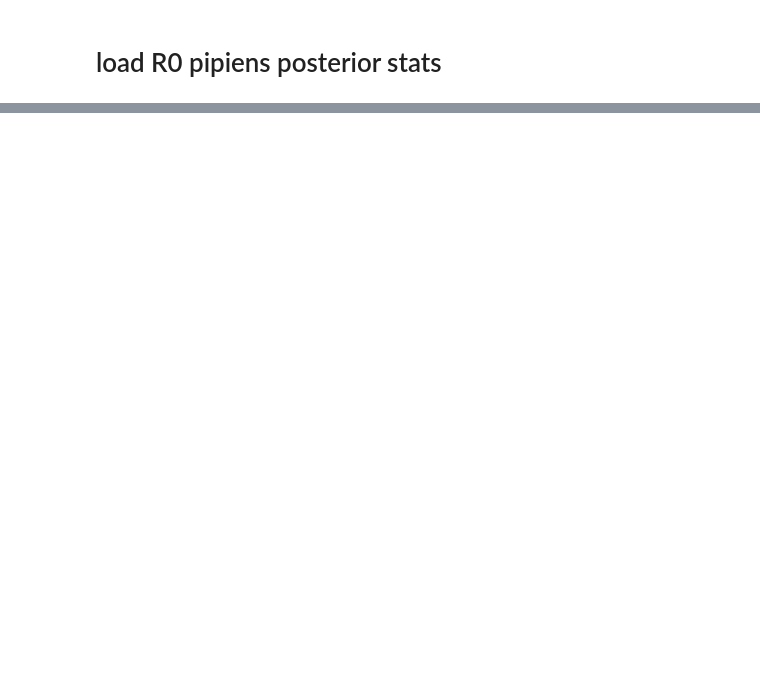
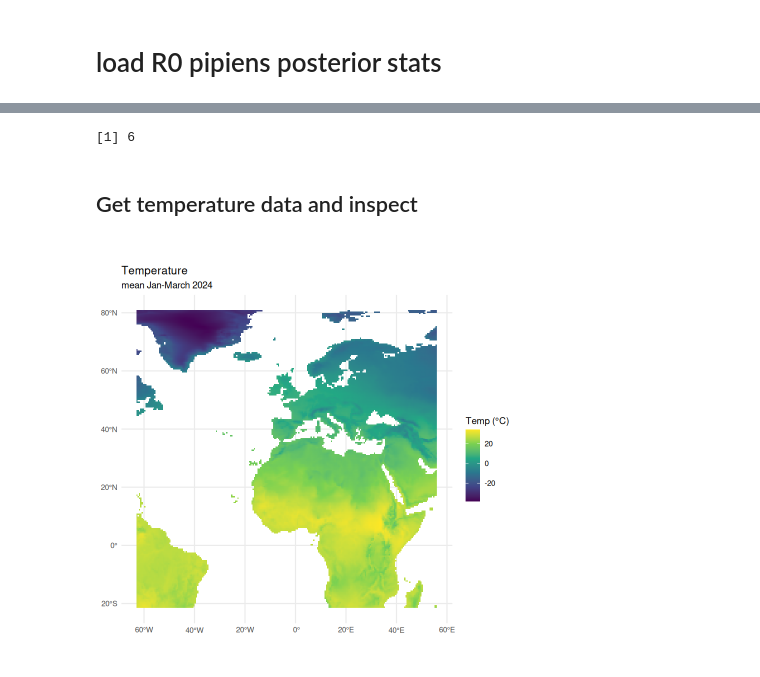
Before and after one commit to ssciwr/onehealth-model-backend, a Jupyter notebook: notebooks/model_r.ipynb, the cells around one changed output, grey strips where cells are left out. Drawn from its saved outputs; the diff is of its cells as text; code cells hidden in the pictures; blank space fills up the shorter version.

Commit message:
add R monthly runs to notebook

```diff
--- a/notebooks/model_r.ipynb
+++ b/notebooks/model_r.ipynb
@@ -147,0 +249,5 @@ this seesms to be wrongly normalized. the crops are different, too
+# %%
+target_file <- paste0("era5_data_2024_01_02_03_2t_tp_monthly_celsius_mm_resampled_05degree_trim.nc")
+target_file <- file.path(path, target_file)
+r_tmp = terra::rast(target_file)
+r_tmp
@@ -147,0 +275,19 @@ this seesms to be wrongly normalized. the crops are different, too
+# %%
+nlyr(r_tmp)
+# %% [output]
+[1] 6
+# %% [markdown]
+## Get temperature data and inspect
+# %%
+r_tmp <- r_tmp[[c("t2m_1", "t2m_2", "t2m_3")]]
+# %%
+r_mean <- app(r_tmp, fun = mean, na.rm = TRUE)
+
+ggplot() +
+  geom_spatraster(data = r_mean) +
+  scale_fill_viridis_c(name = "Temp (°C)", na.value = "transparent") +
+  labs(title = "Temperature ",
+       subtitle = "mean Jan-March 2024") +
+  theme_minimal()
+# %% [output]
+[figure, added]
```
Also changed, not shown: parts of 27 cells of this notebook, 1 other file.
